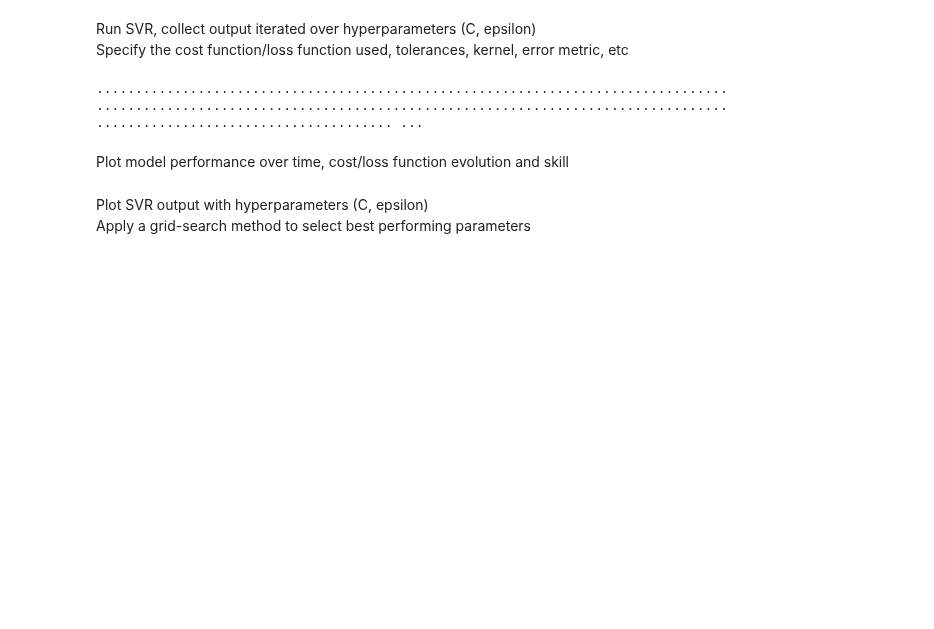
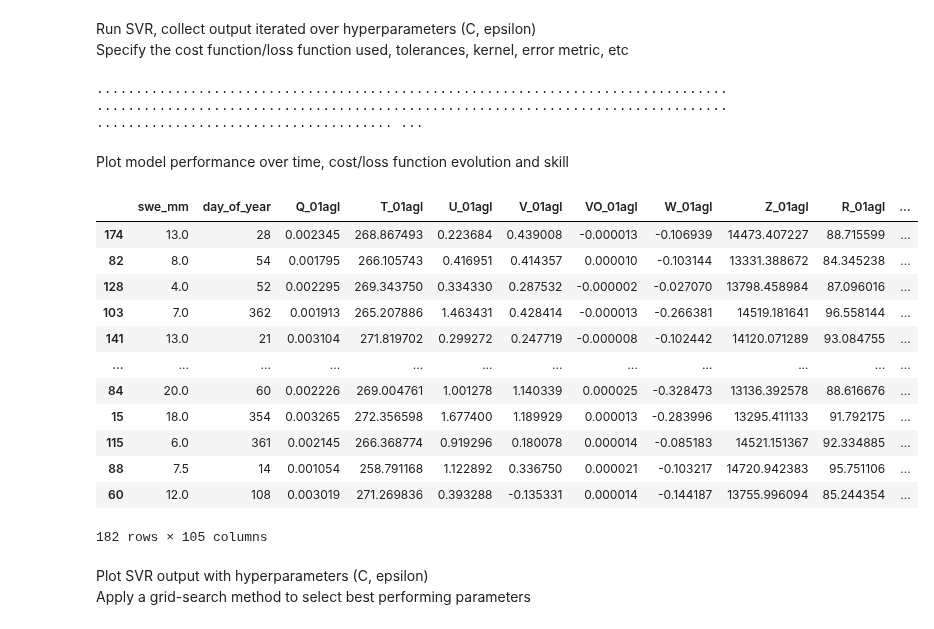
Before and after one commit to m-wessler/snow-liquid-ratio, a Jupyter notebook: core/train_SVR.ipynb, the cells around one changed output. Cells and saved outputs as stored; diff of their text form; code cells hidden in the pictures; blank space fills up the shorter version.

```diff
--- a/core/train_SVR.ipynb
+++ b/core/train_SVR.ipynb
@@ -652,6 +642,22 @@ for item in mp_returns:
 ........................................................................................................................................................................................................ ...
 # %% [markdown]
 Plot model performance over time, cost/loss function evolution and skill
+# %%
+X_test
+# %% [output]
+|  | swe_mm | day_of_year | Q_01agl | T_01agl | U_01agl | V_01agl | VO_01agl | W_01agl | Z_01agl | R_01agl | ... |
+| 174 | 13.0 | 28 | 0.002345 | 268.867493 | 0.223684 | 0.439008 | -0.000013 | -0.106939 | 14473.407227 | 88.715599 | ... |
+| 82 | 8.0 | 54 | 0.001795 | 266.105743 | 0.416951 | 0.414357 | 0.000010 | -0.103144 | 13331.388672 | 84.345238 | ... |
+| 128 | 4.0 | 52 | 0.002295 | 269.343750 | 0.334330 | 0.287532 | -0.000002 | -0.027070 | 13798.458984 | 87.096016 | ... |
+| 103 | 7.0 | 362 | 0.001913 | 265.207886 | 1.463431 | 0.428414 | -0.000013 | -0.266381 | 14519.181641 | 96.558144 | ... |
+| 141 | 13.0 | 21 | 0.003104 | 271.819702 | 0.299272 | 0.247719 | -0.000008 | -0.102442 | 14120.071289 | 93.084755 | ... |
+| ... | ... | ... | ... | ... | ... | ... | ... | ... | ... | ... | ... |
+| 84 | 20.0 | 60 | 0.002226 | 269.004761 | 1.001278 | 1.140339 | 0.000025 | -0.328473 | 13136.392578 | 88.616676 | ... |
+| 15 | 18.0 | 354 | 0.003265 | 272.356598 | 1.677400 | 1.189929 | 0.000013 | -0.283996 | 13295.411133 | 91.792175 | ... |
+| 115 | 6.0 | 361 | 0.002145 | 266.368774 | 0.919296 | 0.180078 | 0.000014 | -0.085183 | 14521.151367 | 92.334885 | ... |
+| 88 | 7.5 | 14 | 0.001054 | 258.791168 | 1.122892 | 0.336750 | 0.000021 | -0.103217 | 14720.942383 | 95.751106 | ... |
+| 60 | 12.0 | 108 | 0.003019 | 271.269836 | 0.393288 | -0.135331 | 0.000014 | -0.144187 | 13755.996094 | 85.244354 | ... |
+182 rows × 105 columns
 # %% [markdown]
 Plot SVR output with hyperparameters (C, epsilon)<br>
 Apply a grid-search method to select best performing parameters
```
Also changed, not shown: parts of 21 cells of this notebook, 6 other files.
